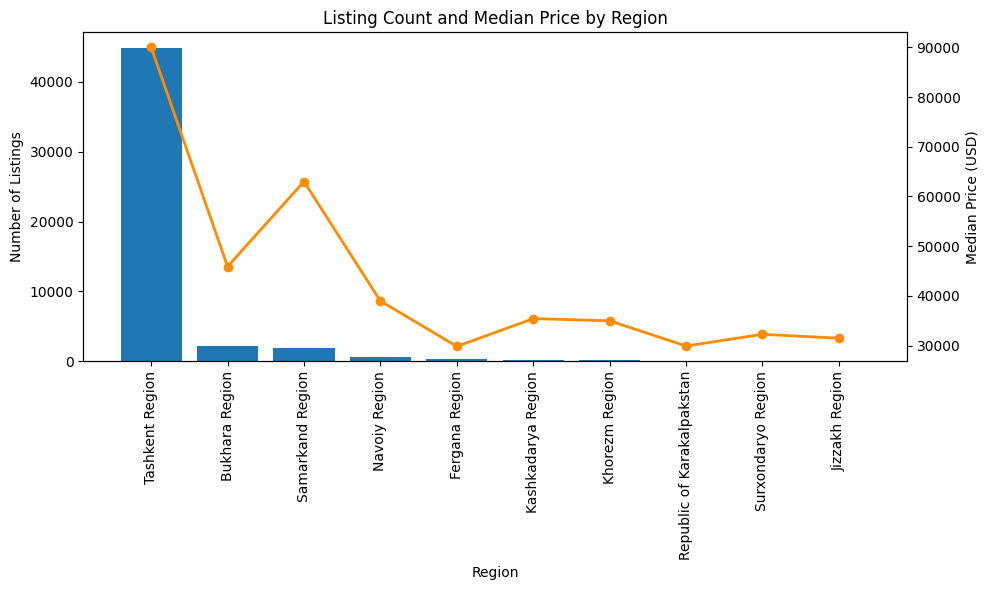
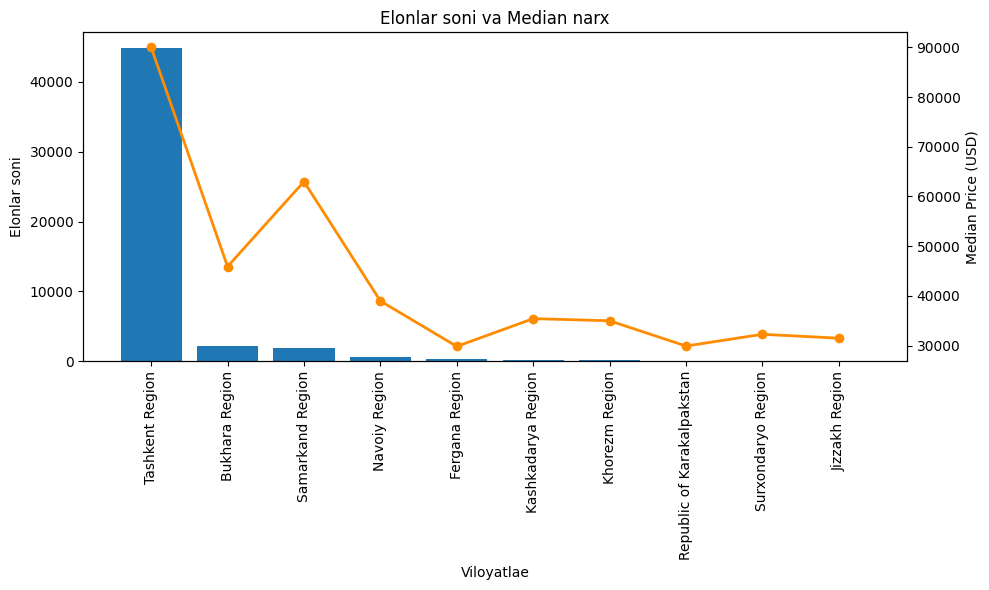
The notebook cell's code change between the first figure and the second:
--- before
+++ after
@@ -16,6 +16,6 @@
 # 3. Bar chart (listing count)
 ax1.bar(indexes, values_region, label="Listing Count")
-ax1.set_ylabel("Number of Listings")
-ax1.set_xlabel("Region")
+ax1.set_ylabel("Elonlar soni")
+ax1.set_xlabel("Viloyatlae")
 
 # 4. Line chart (average price)
@@ -25,7 +25,7 @@
 
 # 5. Formatting
-plt.title("Listing Count and Median Price by Region")
+plt.title("Elonlar soni va Median narx")
 ax1.tick_params(axis='x', rotation=90)
 plt.tight_layout()
-
+plt.savefig("../reports/charts/1_elonlar_soni_va_ortacha_narx.png")
 plt.show()

Commit: Added charts into README.md